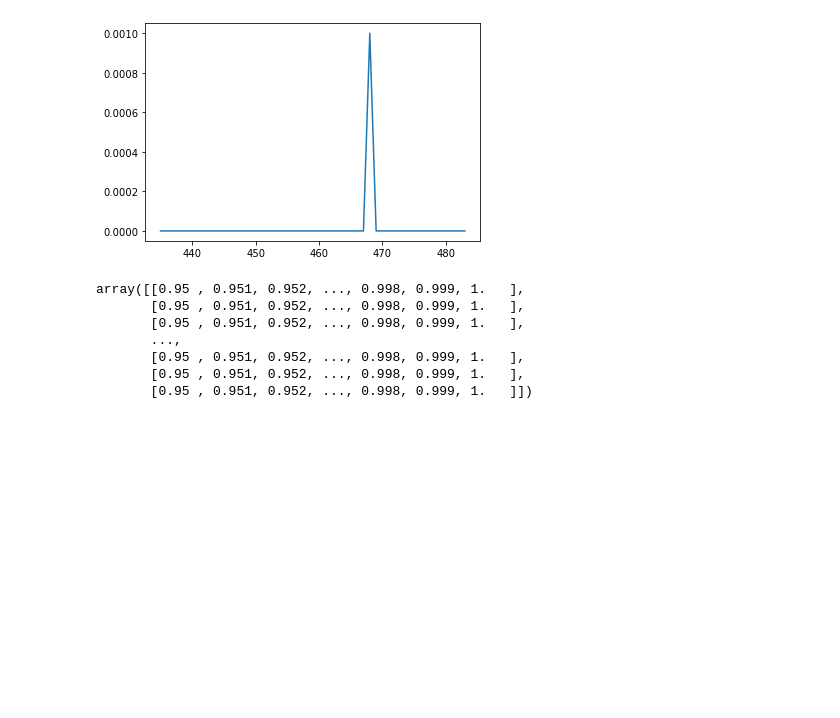
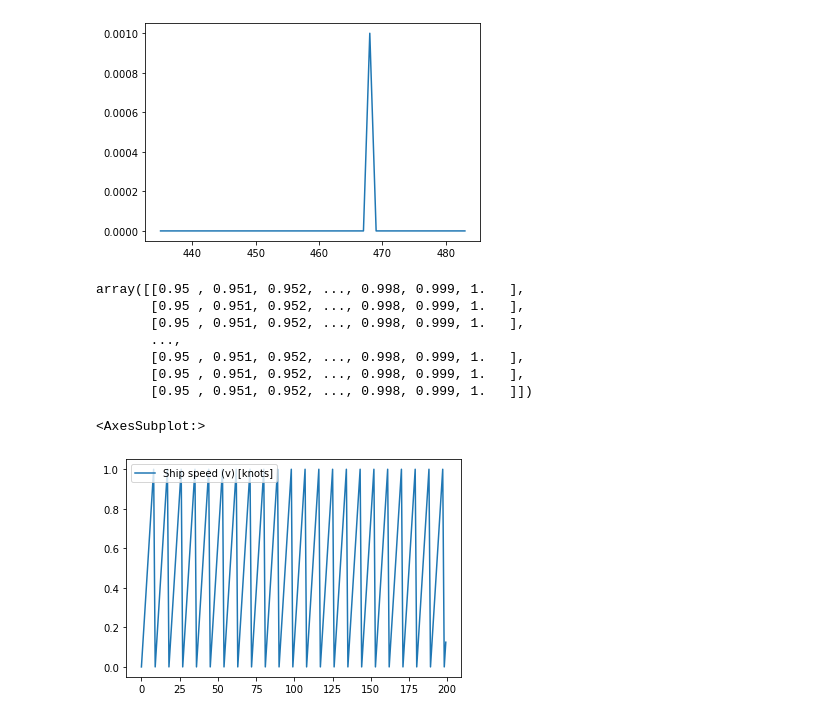
Before and after one commit to kokikwbt/predictive-maintenance, a Jupyter notebook: notebooks/view_cbm.ipynb, the cells around one changed output. Drawn from its saved outputs; the diff is of its cells as text; code cells hidden in the pictures; blank space fills up the shorter version.

```diff
--- a/notebooks/view_cbm.ipynb
+++ b/notebooks/view_cbm.ipynb
@@ -86,3 +100,24 @@ array([[0.95 , 0.951, 0.952, ..., 0.998, 0.999, 1.   ],
        [0.95 , 0.951, 0.952, ..., 0.998, 0.999, 1.   ],
        [0.95 , 0.951, 0.952, ..., 0.998, 0.999, 1.   ],
        [0.95 , 0.951, 0.952, ..., 0.998, 0.999, 1.   ]])
+# %%
+def normalize(df):
+
+    df_norm = df.copy()
+
+    for i in range(df_norm.shape[1]):
+        if df_norm.iloc[:, i].max() - df_norm.iloc[:, i].min() > 0:
+            maxv = df_norm.iloc[:, i].max()
+            minv = df_norm.iloc[:, i].min()
+            df_norm.iloc[:, i] = (df_norm.iloc[:, i] - minv) / (maxv - minv)
+        else:
+            df_norm.iloc[:, i] = 0.
+
+    return df_norm
+# %%
+data_norm = normalize(load_data('../datasets/cbm/', shorten_feature_names=False))
+# %%
+data_norm.iloc[:200, 1].plot(legend=True)
+# %% [output]
+<AxesSubplot:>
+[figure, added]
```
Also changed, not shown: parts of 15 cells of this notebook, 6 other files.
